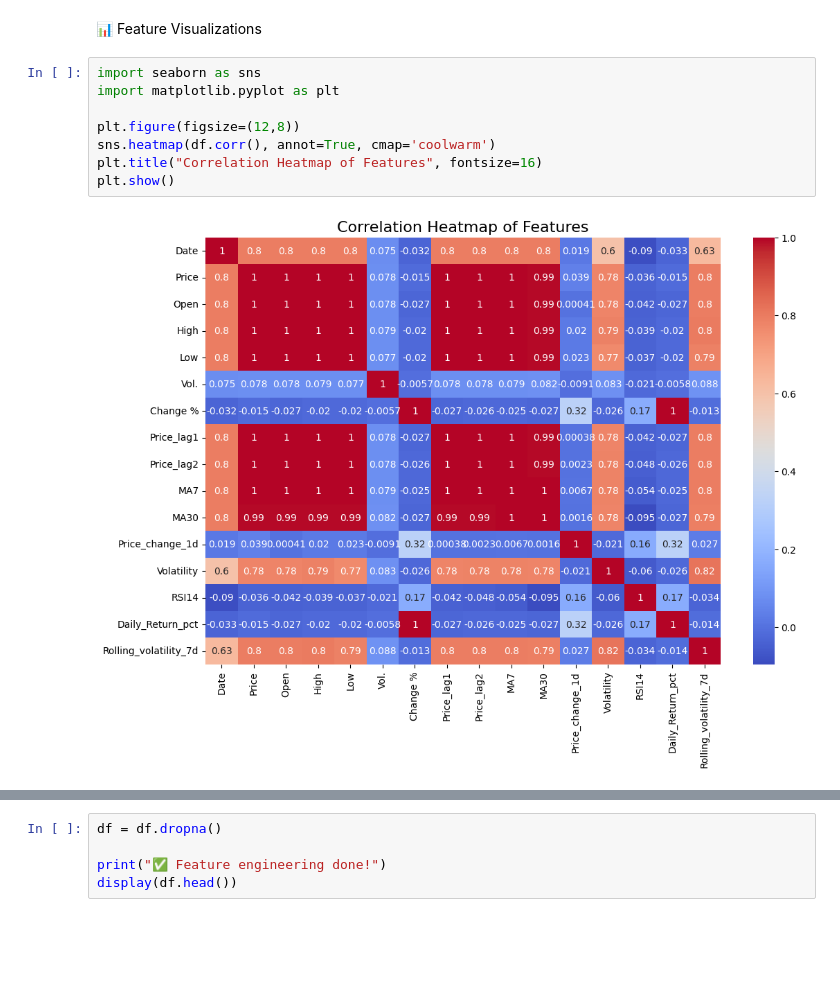
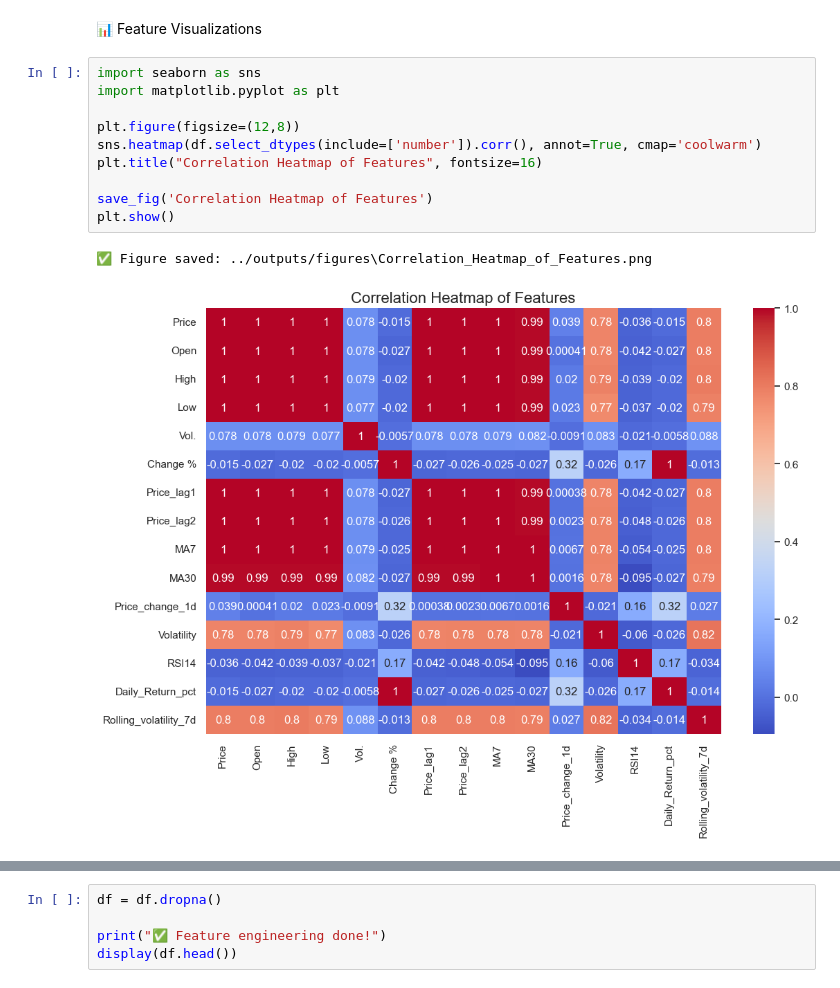
Before and after one commit to Shikhaar/CryptoCast, a Jupyter notebook: notebooks/02_feature_engineering.ipynb, the cells around one changed output, grey strips where cells are left out. Cells and saved outputs as stored; diff of their text form; blank space fills up the shorter version.

```diff
--- a/notebooks/02_feature_engineering.ipynb
+++ b/notebooks/02_feature_engineering.ipynb
@@ -63,12 +66,15 @@ df['Rolling_volatility_7d'] = df['Price'].rolling(window=7).std()
 # %%
 import seaborn as sns
 import matplotlib.pyplot as plt
 
 plt.figure(figsize=(12,8))
-sns.heatmap(df.corr(), annot=True, cmap='coolwarm')
+sns.heatmap(df.select_dtypes(include=['number']).corr(), annot=True, cmap='coolwarm')
 plt.title("Correlation Heatmap of Features", fontsize=16)
+
+save_fig('Correlation Heatmap of Features')
 plt.show()
 # %% [output]
+✅ Figure saved: ../outputs/figures\Correlation_Heatmap_of_Features.png
-[figure, old version]
+[figure, new version]
 # %%
 plt.figure(figsize=(12,6))
```
Also changed, not shown: parts of 3 cells of this notebook, 11 other files.
